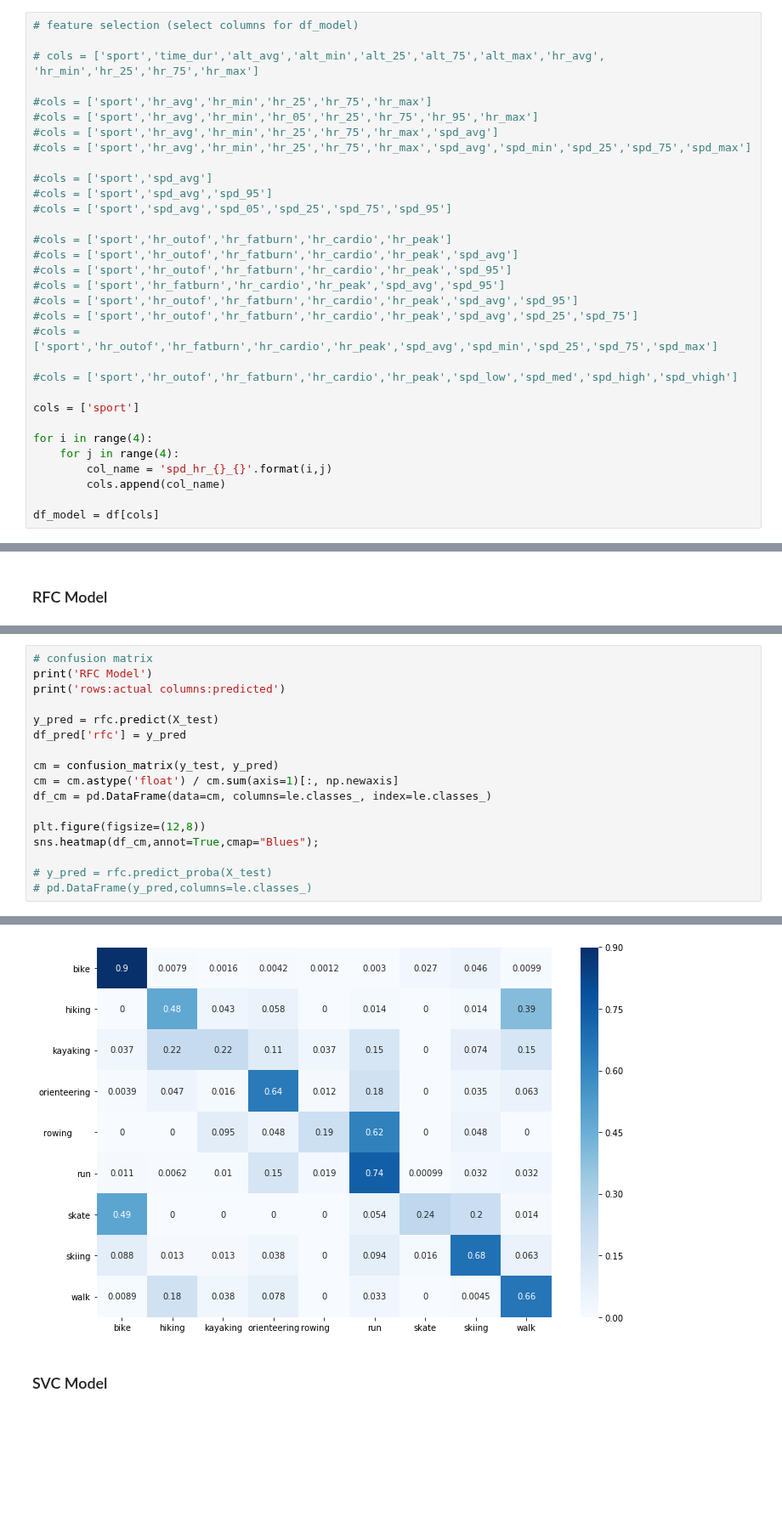
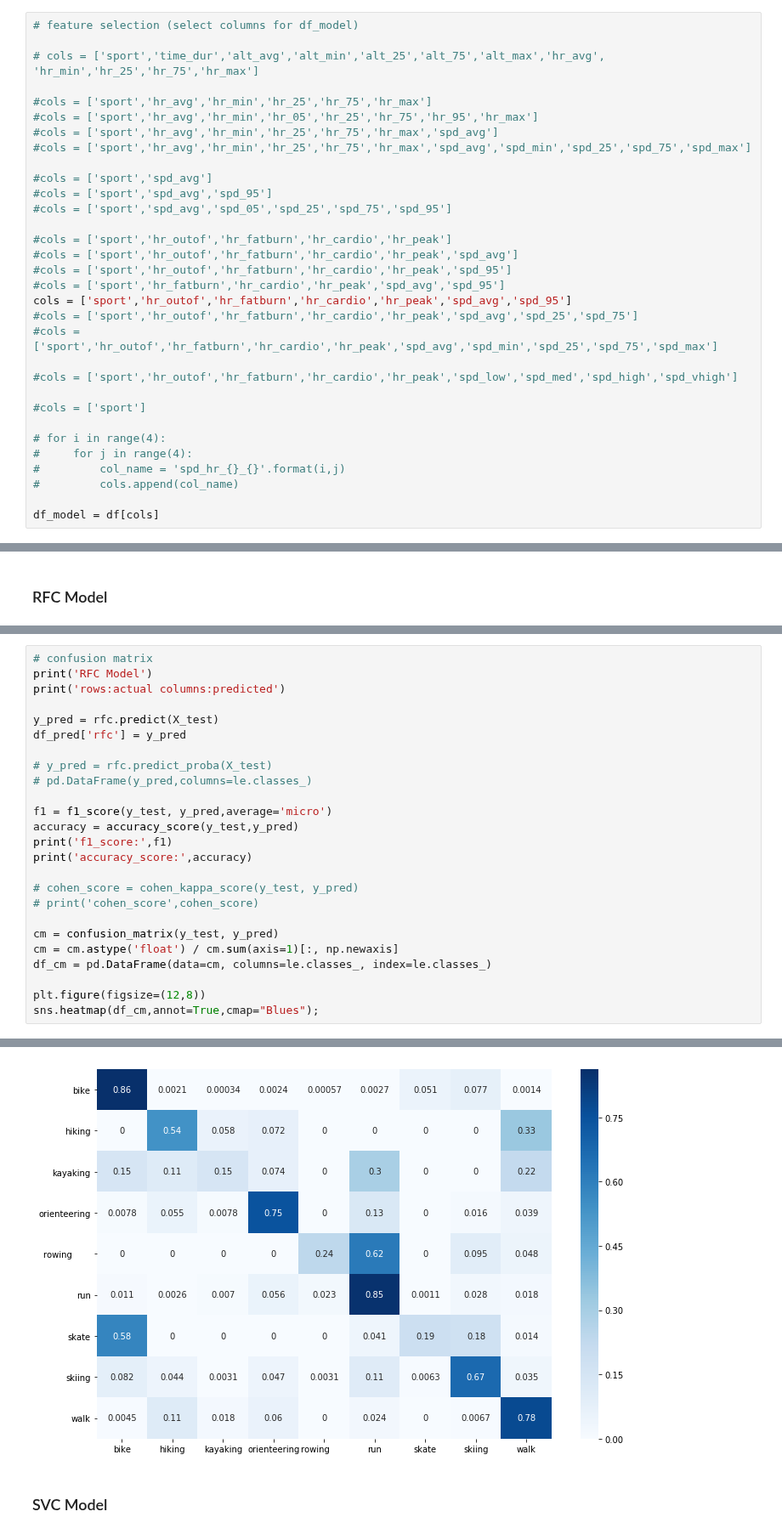
Before and after one commit to cheekeet86/project-capstone, a Jupyter notebook: code/fitrec/3_model_fitrec.ipynb, the cells around one changed output, grey strips where cells are left out. Shown at 85% size. Saved outputs shown, nothing was run; the diff lists cells and outputs as text; blank space fills up the shorter version.

```diff
--- a/code/fitrec/3_model_fitrec.ipynb
+++ b/code/fitrec/3_model_fitrec.ipynb
@@ -308,18 +308,18 @@ Name: sport, dtype: int64
 #cols = ['sport','hr_outof','hr_fatburn','hr_cardio','hr_peak','spd_avg']
 #cols = ['sport','hr_outof','hr_fatburn','hr_cardio','hr_peak','spd_95']
 #cols = ['sport','hr_fatburn','hr_cardio','hr_peak','spd_avg','spd_95']
-#cols = ['sport','hr_outof','hr_fatburn','hr_cardio','hr_peak','spd_avg','spd_95']
+cols = ['sport','hr_outof','hr_fatburn','hr_cardio','hr_peak','spd_avg','spd_95']
 #cols = ['sport','hr_outof','hr_fatburn','hr_cardio','hr_peak','spd_avg','spd_25','spd_75']
 #cols = ['sport','hr_outof','hr_fatburn','hr_cardio','hr_peak','spd_avg','spd_min','spd_25','spd_75','spd_max']
 
 #cols = ['sport','hr_outof','hr_fatburn','hr_cardio','hr_peak','spd_low','spd_med','spd_high','spd_vhigh']
 
-cols = ['sport']
+#cols = ['sport']
 
-for i in range(4):
-    for j in range(4):
-        col_name = 'spd_hr_{}_{}'.format(i,j)
-        cols.append(col_name)
+# for i in range(4):
+#     for j in range(4):
+#         col_name = 'spd_hr_{}_{}'.format(i,j)
+#         cols.append(col_name)
 
 df_model = df[cols]
 # %%
@@ -765,15 +781,23 @@ print('rows:actual columns:predicted')
 y_pred = rfc.predict(X_test)
 df_pred['rfc'] = y_pred
 
+# y_pred = rfc.predict_proba(X_test)
+# pd.DataFrame(y_pred,columns=le.classes_)
+
+f1 = f1_score(y_test, y_pred,average='micro')
+accuracy = accuracy_score(y_test,y_pred)
+print('f1_score:',f1)
+print('accuracy_score:',accuracy)
+
+# cohen_score = cohen_kappa_score(y_test, y_pred)
+# print('cohen_score',cohen_score)
+
 cm = confusion_matrix(y_test, y_pred)
 cm = cm.astype('float') / cm.sum(axis=1)[:, np.newaxis]
 df_cm = pd.DataFrame(data=cm, columns=le.classes_, index=le.classes_)
 
 plt.figure(figsize=(12,8))
 sns.heatmap(df_cm,annot=True,cmap="Blues");
-
-# y_pred = rfc.predict_proba(X_test)
-# pd.DataFrame(y_pred,columns=le.classes_)
 # %% [output]
 RFC Model
 rows:actual columns:predicted
@@ -780,4 +806,4 @@ rows:actual columns:predicted
-[figure, old version]
+[figure, new version]
 # %% [markdown]
 ### SVC Model
 # %%
```
Also changed, not shown: parts of 26 cells of this notebook, 2 other files.
